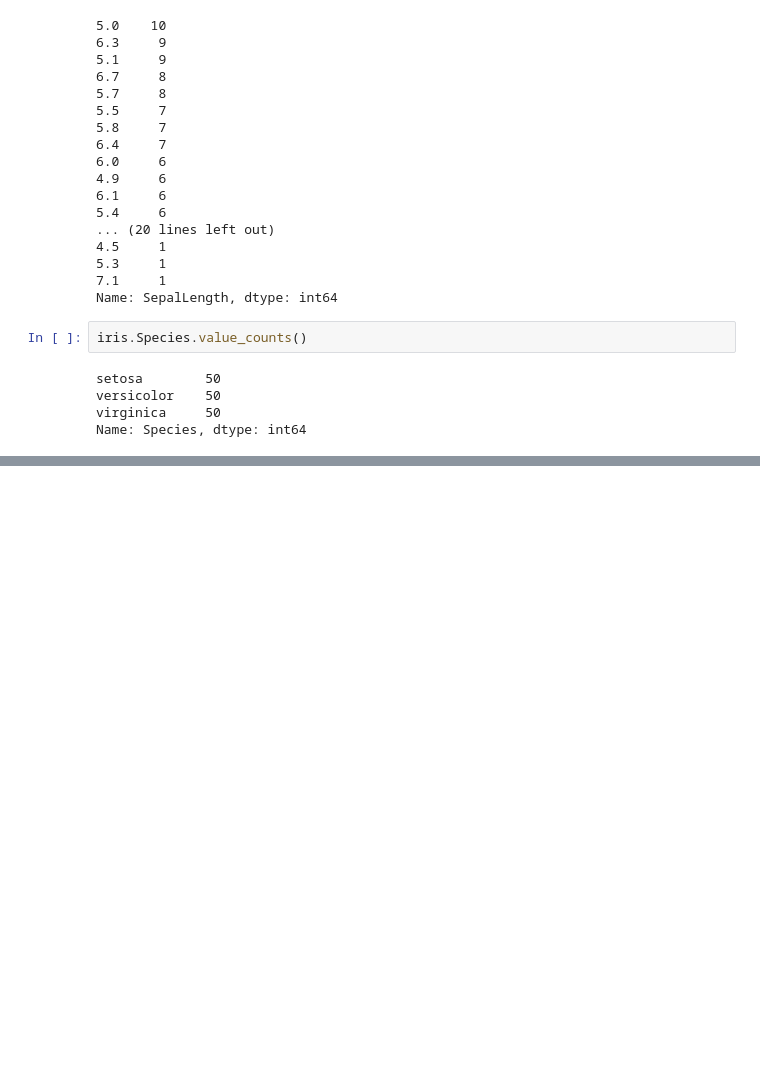
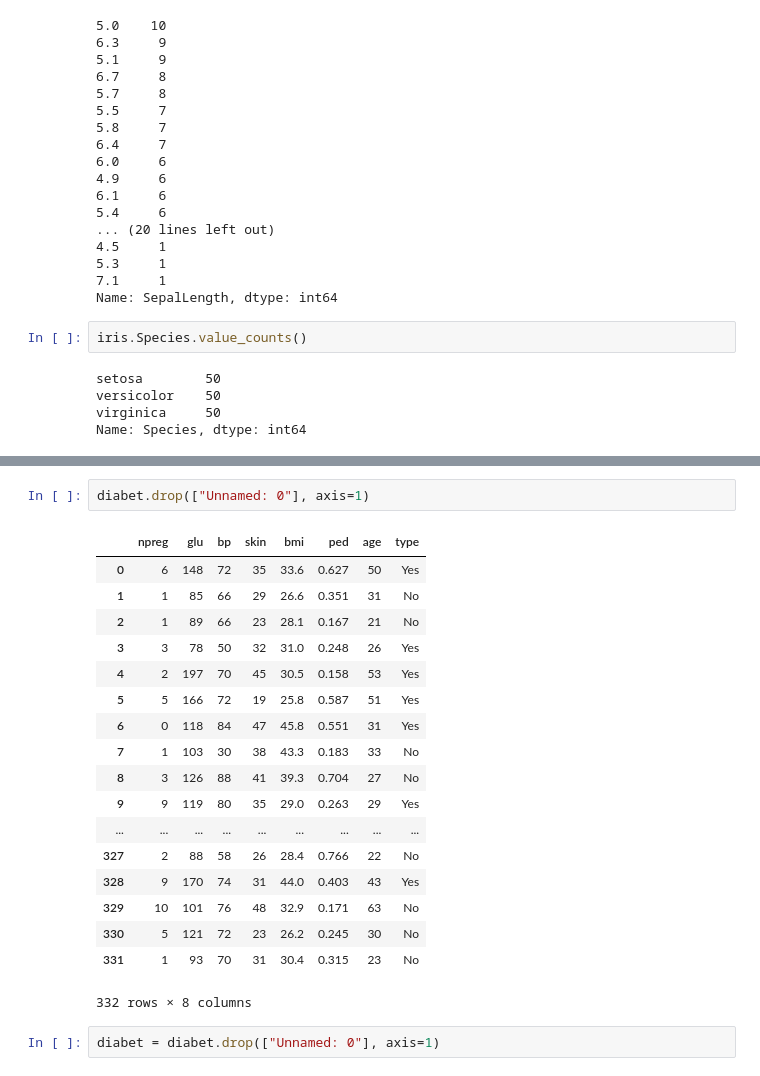
Before and after one commit to silverstone1903/Pandas-Giris, a Jupyter notebook: Pandas.ipynb, the cells around one changed output, grey strips where cells are left out. Cells and saved outputs as stored; diff of their text form; blank space fills up the shorter version.

```diff
--- a/Pandas.ipynb
+++ b/Pandas.ipynb
@@ -793,0 +871,23 @@ pd.pivot(index=iris.index, columns=iris.Species, values=iris.SepalLength).fillna
+# %%
+diabet.drop(["Unnamed: 0"], axis=1)
+# %% [output]
+|  | npreg | glu | bp | skin | bmi | ped | age | type |
+| 0 | 6 | 148 | 72 | 35 | 33.6 | 0.627 | 50 | Yes |
+| 1 | 1 | 85 | 66 | 29 | 26.6 | 0.351 | 31 | No |
+| 2 | 1 | 89 | 66 | 23 | 28.1 | 0.167 | 21 | No |
+| 3 | 3 | 78 | 50 | 32 | 31.0 | 0.248 | 26 | Yes |
+| 4 | 2 | 197 | 70 | 45 | 30.5 | 0.158 | 53 | Yes |
+| 5 | 5 | 166 | 72 | 19 | 25.8 | 0.587 | 51 | Yes |
+| 6 | 0 | 118 | 84 | 47 | 45.8 | 0.551 | 31 | Yes |
+| 7 | 1 | 103 | 30 | 38 | 43.3 | 0.183 | 33 | No |
+| 8 | 3 | 126 | 88 | 41 | 39.3 | 0.704 | 27 | No |
+| 9 | 9 | 119 | 80 | 35 | 29.0 | 0.263 | 29 | Yes |
+| ... | ... | ... | ... | ... | ... | ... | ... | ... |
+| 327 | 2 | 88 | 58 | 26 | 28.4 | 0.766 | 22 | No |
+| 328 | 9 | 170 | 74 | 31 | 44.0 | 0.403 | 43 | Yes |
+| 329 | 10 | 101 | 76 | 48 | 32.9 | 0.171 | 63 | No |
+| 330 | 5 | 121 | 72 | 23 | 26.2 | 0.245 | 30 | No |
+| 331 | 1 | 93 | 70 | 31 | 30.4 | 0.315 | 23 | No |
+332 rows × 8 columns
+# %%
+diabet = diabet.drop(["Unnamed: 0"], axis=1)
```
Also changed, not shown: parts of 46 cells of this notebook.
